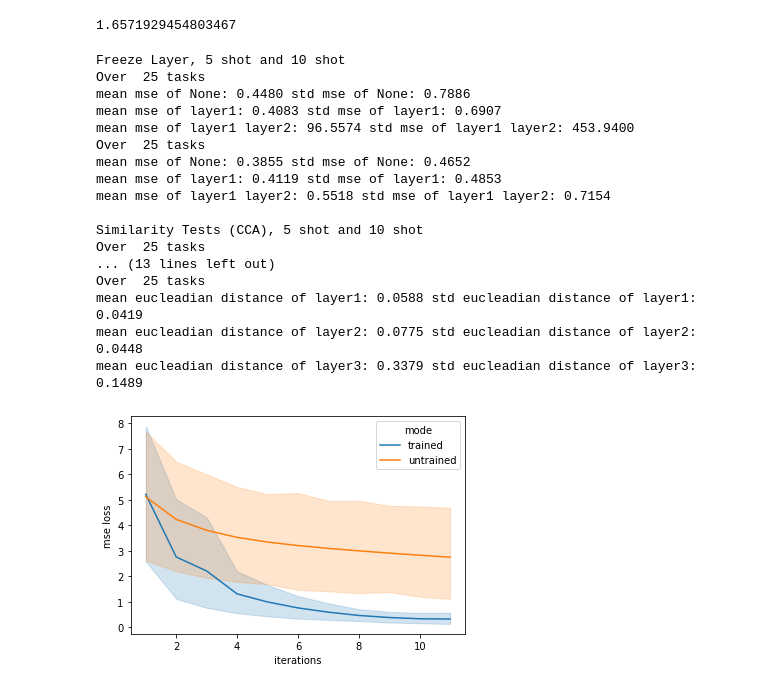
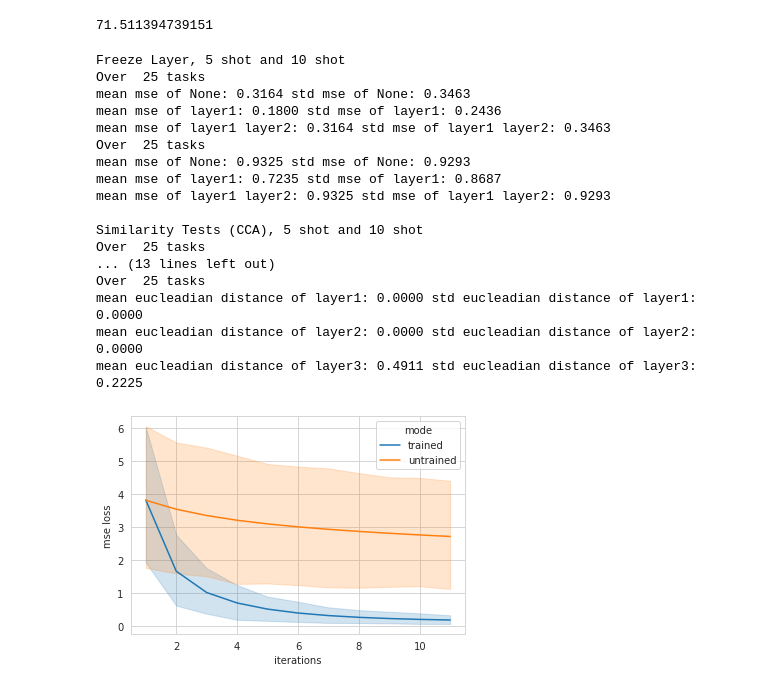
Before and after one commit to BaseKernel/aml-project-2020, a Jupyter notebook: meta_learning.ipynb, the cells around one changed output. Cells and saved outputs as stored; diff of their text form; code cells hidden in the pictures.

```diff
--- a/meta_learning.ipynb
+++ b/meta_learning.ipynb
@@ -80,7 +78,7 @@ def plot_tuning(learner_l, epochs, num_tasks_t, num_tasks_e, num_grad_steps, met
 class SineTask:
     def __init__(self):
         self.amplitude = np.random.uniform(0.1, 5.0)
-        self.phase = np.random.uniform(0, 2*np.pi)
+        self.phase = np.random.uniform(0, np.pi)
         self.hold_x = None
 
     def sin(self, x):
@@ -195,7 +193,6 @@ class MetaLearner:
         self.meta_lr = meta_lr
         self.step_lr = step_lr
         self.foa = foa
-        #self.config = config
         self.optimizer = torch.optim.Adam(self.meta_model.parameters(), lr=self.meta_lr)
 
         history = []
@@ -238,7 +235,7 @@ class MetaLearner:
             if fine_tune:
                 grads = torch.autograd.grad(loss, self.tuned_model.parameters())
             else:
-                grads = torch.autograd.grad(loss, parameters.values(), retain_graph=not self.foa)
+                grads = torch.autograd.grad(loss, parameters.values(), create_graph=not self.foa)
             return grads
         # anil
         elif self.config == 'anil':
@@ -254,8 +251,10 @@ class MetaLearner:
                     if 'layer3' in name:
                         grads.append(torch.autograd.grad(loss, parameter, create_graph=not self.foa)[0])
                     else:
-                        grads.append(torch.autograd.grad(loss, parameter, retain_graph=True)[0])
+                        grads.append(torch.zeros_like(parameter))
             return tuple(grads)
+        else:
+            print("ValueErro: only maml and anil are supported")
 
     def get_custom_gradients(self, loss, parameters=None, frozen=None):
         grads = []
@@ -283,6 +282,9 @@ class MetaLearner:
             with torch.no_grad():
                 for parameter, grad in zip(self.tuned_model.parameters(), grads):
                     parameter -= self.step_lr * grad
+            if loss.item() > 100:
+                print(loss.item())
+
             tune_history.append(loss.item())
 
         return tune_history
@@ -353,13 +355,13 @@ class MetaLearner:
 # %%
 start = time.time()
 
-epochs=50 # even
-num_tasks=25
+epochs=5000 # even
+num_tasks=10
 num_grad_steps=1
 meta_lr=1e-3
 step_lr=0.01
 foa = False
-config = 'anil'
+config = 'maml'
 
 maml_learner = MetaLearner(config)
 hist = maml_learner.train(epochs, num_tasks, num_grad_steps, meta_lr, step_lr, foa)
@@ -367,7 +369,5 @@ hist = maml_learner.train(epochs, num_tasks, num_grad_steps, meta_lr, step_lr, f
 
 end = time.time()
 print(end - start)
-
-num_tasks_e = 10
 # %% [output]
-1.6571929454803467
+71.511394739151
@@ -374,6 +377,4 @@ num_tasks_e = 10
 # %%
-
-res = plot_tuning(maml_learner, 400, num_tasks, num_tasks_e, num_grad_steps, meta_lr, step_lr, foa, config)
 
 print('Freeze Layer, 5 shot and 10 shot')
 # Freeze Layer Tests,  (Table: fixme)
@@ -382,40 +383,40 @@ print('Freeze Layer, 5 shot and 10 shot')
 maml_learner.exp_freeze_layers(shots=5, num_tasks=num_tasks)
 # 10 shots:
 maml_learner.exp_freeze_layers(shots=10, num_tasks=num_tasks)
 
 print(' ')
 print('Similarity Tests (CCA), 5 shot and 10 shot')
 # Similarity Tests (CCA), (Table: fixme)
 # -----------------------------------
 # 5 shots
 maml_learner.exp_similarity_CCA(shots=5, num_tasks=num_tasks)
 # 10 shots
 maml_learner.exp_similarity_CCA(shots=10, num_tasks=num_tasks)
 
 print(' ')
 print('Eucleadian Distance Weights, 5 shot and 10 shot')
 # Eucleadian Distance Weights, (Table: fixme)
 # -----------------------------------
 # 5 shots
 maml_learner.exp_weight_distance(shots=5, num_tasks=num_tasks)
 # 10 shots
 maml_learner.exp_weight_distance(shots=10, num_tasks=num_tasks)
 # %% [output]
 Freeze Layer, 5 shot and 10 shot
 Over  25 tasks
-mean mse of None: 0.4480 std mse of None: 0.7886
-mean mse of layer1: 0.4083 std mse of layer1: 0.6907
-mean mse of layer1 layer2: 96.5574 std mse of layer1 layer2: 453.9400
+mean mse of None: 0.3164 std mse of None: 0.3463
+mean mse of layer1: 0.1800 std mse of layer1: 0.2436
+mean mse of layer1 layer2: 0.3164 std mse of layer1 layer2: 0.3463
 Over  25 tasks
-mean mse of None: 0.3855 std mse of None: 0.4652
-mean mse of layer1: 0.4119 std mse of layer1: 0.4853
-mean mse of layer1 layer2: 0.5518 std mse of layer1 layer2: 0.7154
+mean mse of None: 0.9325 std mse of None: 0.9293
+mean mse of layer1: 0.7235 std mse of layer1: 0.8687
+mean mse of layer1 layer2: 0.9325 std mse of layer1 layer2: 0.9293
 
 Similarity Tests (CCA), 5 shot and 10 shot
 Over  25 tasks
 ... (13 lines left out)
 Over  25 tasks
-mean eucleadian distance of layer1: 0.0588 std eucleadian distance of layer1: 0.0419
-mean eucleadian distance of layer2: 0.0775 std eucleadian distance of layer2: 0.0448
-mean eucleadian distance of layer3: 0.3379 std eucleadian distance of layer3: 0.1489
+mean eucleadian distance of layer1: 0.0000 std eucleadian distance of layer1: 0.0000
+mean eucleadian distance of layer2: 0.0000 std eucleadian distance of layer2: 0.0000
+mean eucleadian distance of layer3: 0.4911 std eucleadian distance of layer3: 0.2225
-[figure, old version]
+[figure, new version]
```
Also changed, not shown: parts of 3 cells of this notebook.
